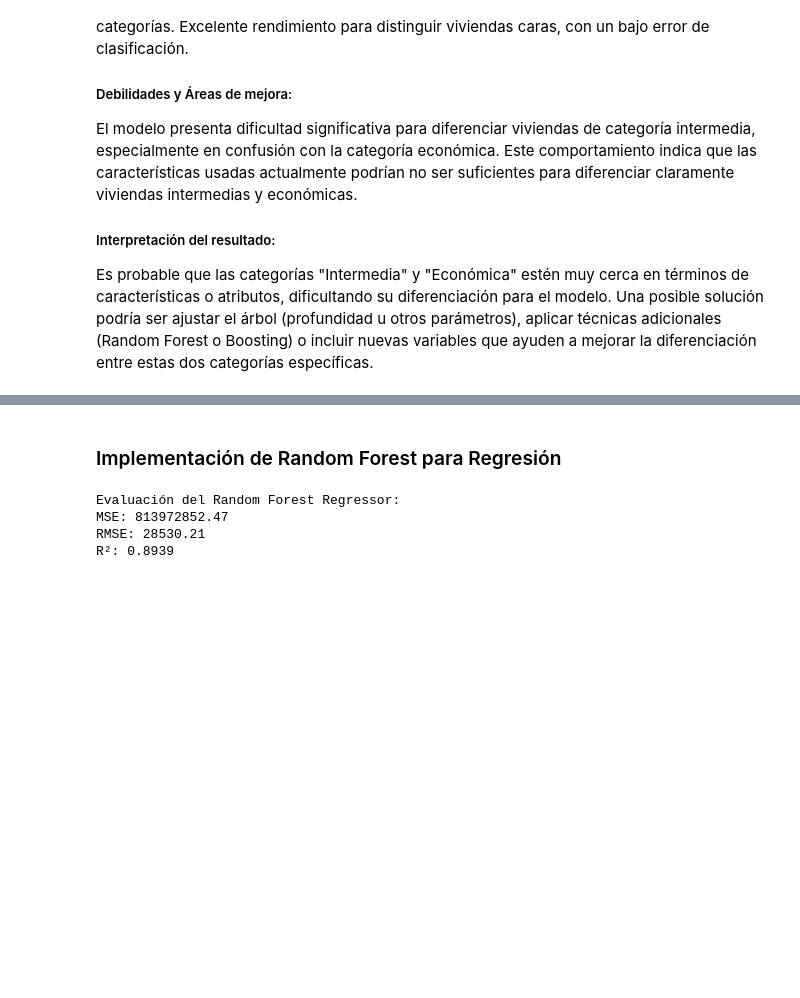
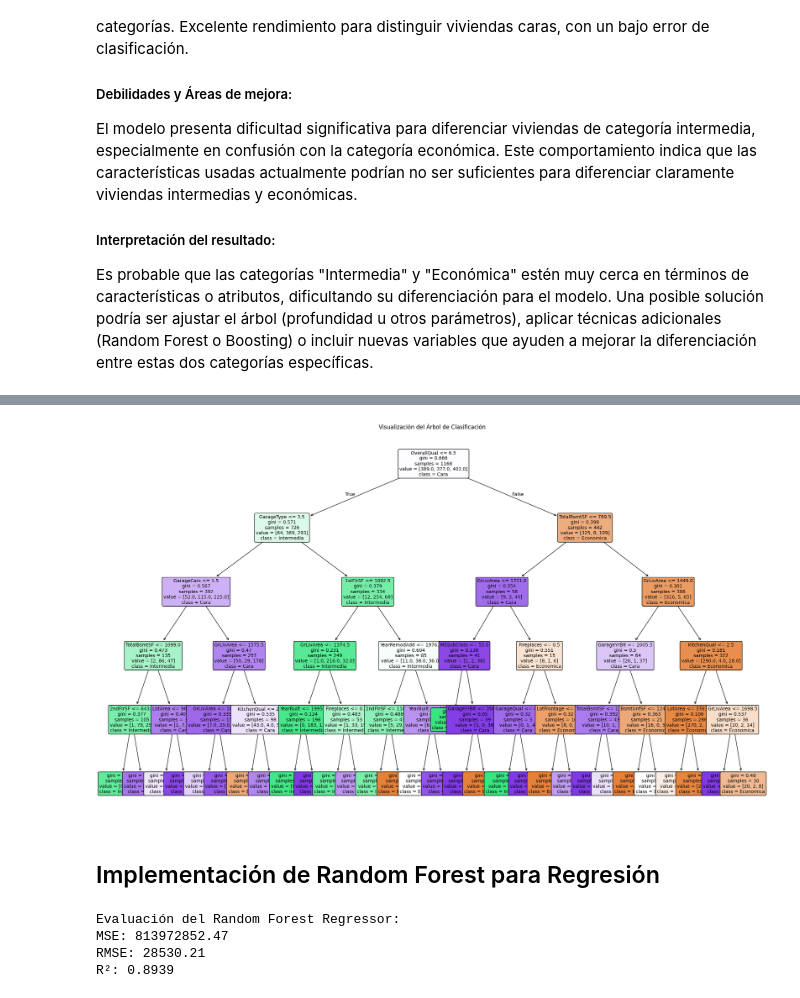
Before and after one commit to Gxrco/HT4-PRY2, a Jupyter notebook: decision_tree_analysis.ipynb, the cells around one changed output, grey strips where cells are left out. Saved outputs shown, nothing was run; the diff lists cells and outputs as text; code cells hidden in the pictures; blank space fills up the shorter version.

```diff
--- a/decision_tree_analysis.ipynb
+++ b/decision_tree_analysis.ipynb
@@ -192,5 +226,20 @@ Una posible solución podría ser ajustar el árbol (profundidad u otros paráme
+# %%
+from sklearn.tree import plot_tree
+
+plt.figure(figsize=(25, 15))
+plot = plot_tree(clf_tree,
+                 feature_names=X_clf_train.columns,
+                 class_names=['Economica', 'Intermedia', 'Cara'],
+                 filled=True,
+                 rounded=True,
+                 fontsize=10,
+                 max_depth=5)
+plt.title("Visualización del Árbol de Clasificación")
+plt.show()
+# %% [output]
+[figure, added]
 # %% [markdown]
-### Implementación de Random Forest para Regresión
+## Implementación de Random Forest para Regresión
 # %%
 rf_regressor = RandomForestRegressor(n_estimators=100, random_state=42)
 rf_regressor.fit(X_reg_train, y_reg_train)
```
Also changed, not shown: parts of 2 cells of this notebook.
